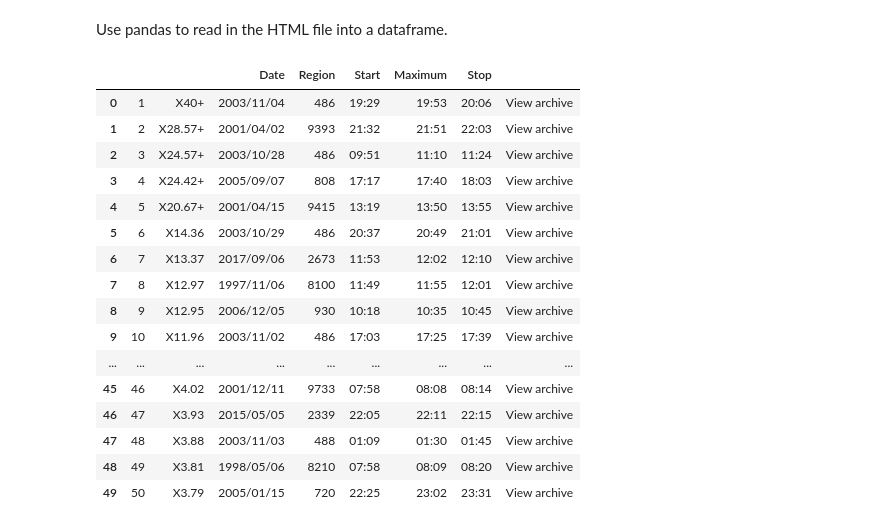
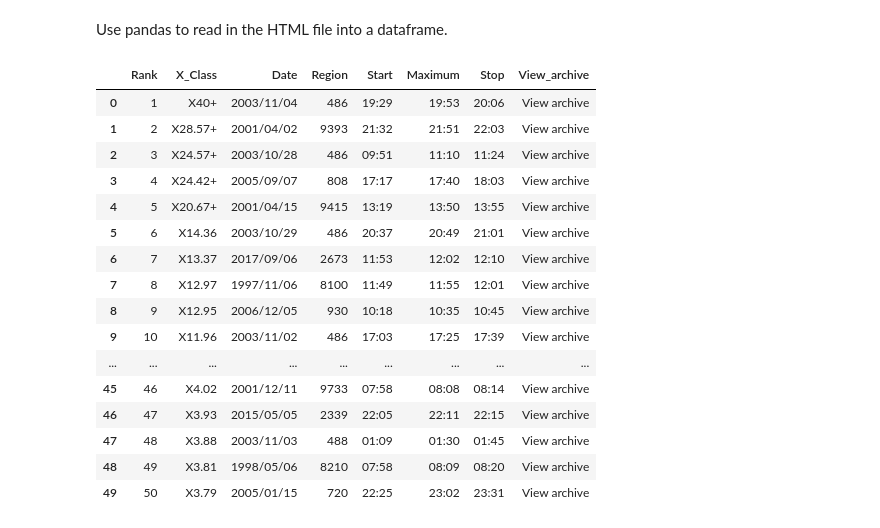
Before and after one commit to bvonanck/project1_320, a Jupyter notebook: proj1.ipynb, the cells around one changed output. Drawn from its saved outputs; the diff is of its cells as text; code cells hidden in the pictures.

```diff
--- a/proj1.ipynb
+++ b/proj1.ipynb
@@ -71,11 +65,11 @@ table = soup.find('table')
 Use pandas to read in the HTML file into a dataframe.
 # %%
 df = pd.read_html(str(table), header=0, flavor='lxml')[0]
-columns = ['', '', 'Date', 'Region', 'Start', 'Maximum', 'Stop', ''] #column names could be added for the empty ones but idk what the x40+ even means
+columns = ['Rank', 'X_Class', 'Date', 'Region', 'Start', 'Maximum', 'Stop', 'View_archive'] #column names could be added for the empty ones but idk what the x40+ even means
 df.columns = columns
 df
 # %% [output]
-|  |  |  | Date | Region | Start | Maximum | Stop |  |
+|  | Rank | X_Class | Date | Region | Start | Maximum | Stop | View_archive |
 | 0 | 1 | X40+ | 2003/11/04 | 486 | 19:29 | 19:53 | 20:06 | View archive |
 | 1 | 2 | X28.57+ | 2001/04/02 | 9393 | 21:32 | 21:51 | 22:03 | View archive |
 | 2 | 3 | X24.57+ | 2003/10/28 | 486 | 09:51 | 11:10 | 11:24 | View archive |
```
Also changed, not shown: parts of 9 cells of this notebook.
